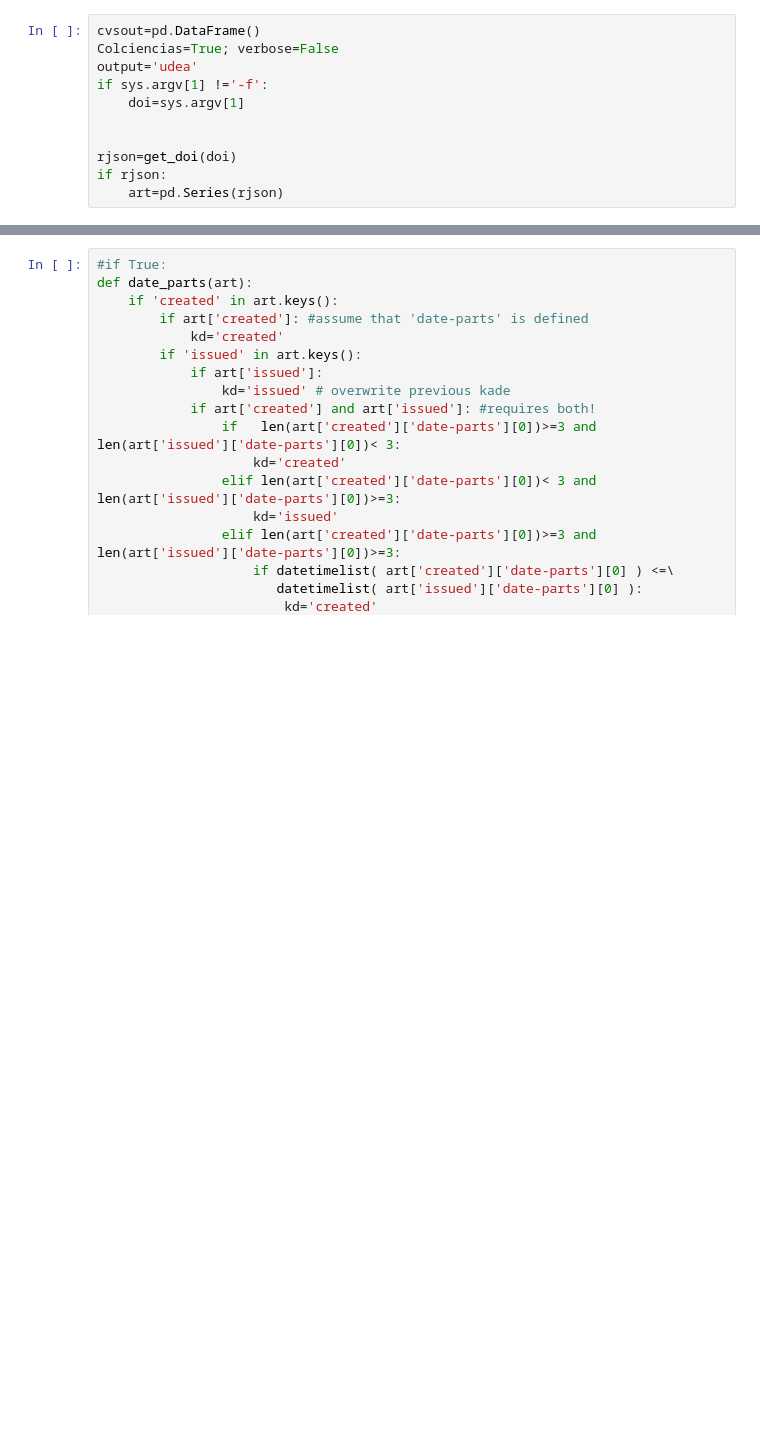
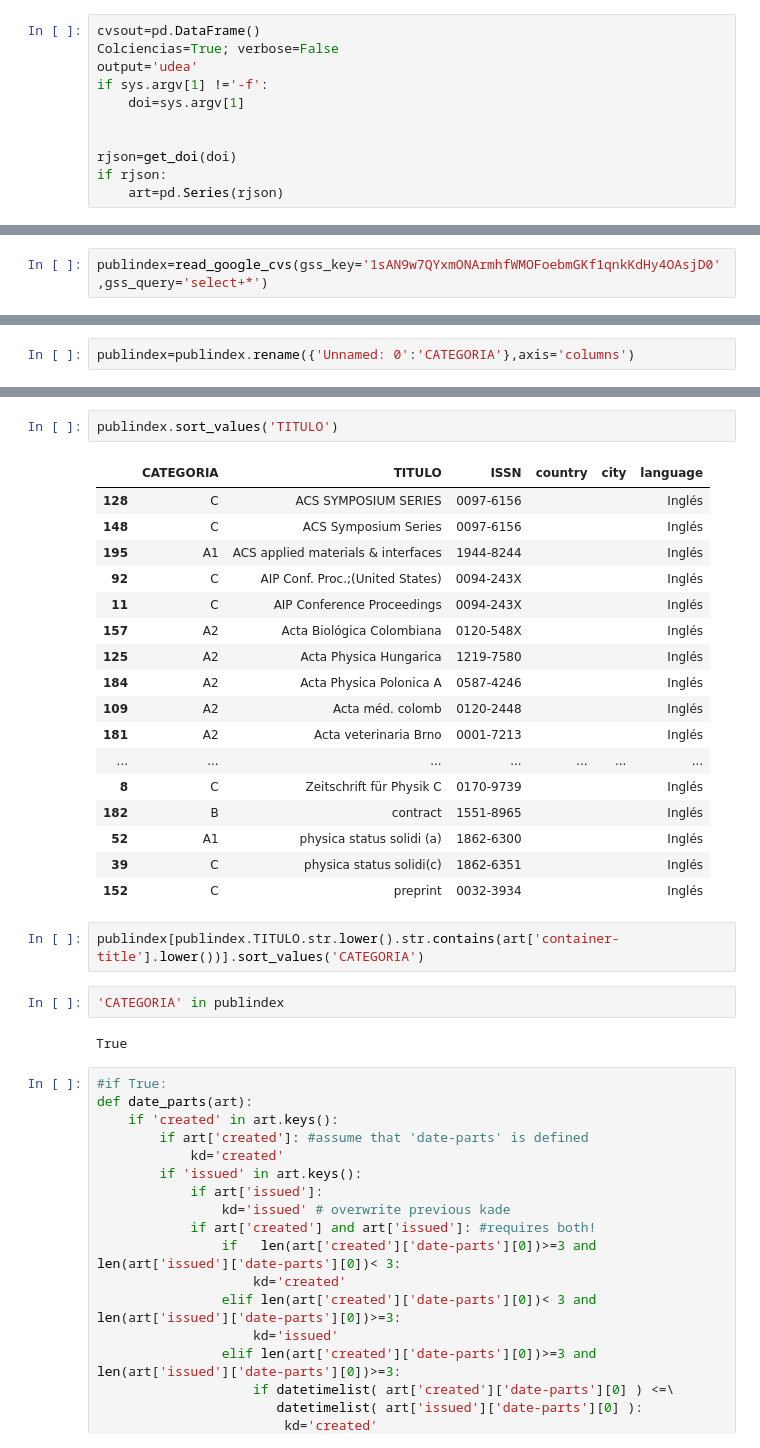
Before and after one commit to restrepo/webpy, a Jupyter notebook: revista_new.ipynb, the cells around one changed output, grey strips where cells are left out. Cells and saved outputs as stored; diff of their text form; blank space fills up the shorter version.

```diff
--- a/revista_new.ipynb
+++ b/revista_new.ipynb
@@ -17,0 +24,2 @@ if rjson:
+# %%
+publindex=read_google_cvs(gss_key='1sAN9w7QYxmONArmhfWMOFoebmGKf1qnkKdHy4OAsjD0',gss_query='select+*')
@@ -17,0 +30,2 @@ if rjson:
+# %%
+publindex=publindex.rename({'Unnamed: 0':'CATEGORIA'},axis='columns')
@@ -18,3 +47,29 @@ if rjson:
+# %%
+publindex.sort_values('TITULO')
+# %% [output]
+|  | CATEGORIA | TITULO | ISSN | country | city | language |
+| 128 | C | ACS SYMPOSIUM SERIES | 0097-6156 |  |  | Inglés |
+| 148 | C | ACS Symposium Series | 0097-6156 |  |  | Inglés |
+| 195 | A1 | ACS applied materials & interfaces | 1944-8244 |  |  | Inglés |
+| 92 | C | AIP Conf. Proc.;(United States) | 0094-243X |  |  | Inglés |
+| 11 | C | AIP Conference Proceedings | 0094-243X |  |  | Inglés |
+| 157 | A2 | Acta Biológica Colombiana | 0120-548X |  |  | Inglés |
+| 125 | A2 | Acta Physica Hungarica | 1219-7580 |  |  | Inglés |
+| 184 | A2 | Acta Physica Polonica A | 0587-4246 |  |  | Inglés |
+| 109 | A2 | Acta méd. colomb | 0120-2448 |  |  | Inglés |
+| 181 | A2 | Acta veterinaria Brno | 0001-7213 |  |  | Inglés |
+| ... | ... | ... | ... | ... | ... | ... |
+| 8 | C | Zeitschrift für Physik C | 0170-9739 |  |  | Inglés |
+| 182 | B | contract | 1551-8965 |  |  | Inglés |
+| 52 | A1 | physica status solidi (a) | 1862-6300 |  |  | Inglés |
+| 39 | C | physica status solidi(c) | 1862-6351 |  |  | Inglés |
+| 152 | C | preprint | 0032-3934 |  |  | Inglés |
+# %%
+publindex[publindex.TITULO.str.lower().str.contains(art['container-title'].lower())].sort_values('CATEGORIA')
+# %%
+'CATEGORIA' in publindex
+# %% [output]
+True
 # %%
 #if True:
 def date_parts(art):
```
Also changed, not shown: parts of 15 cells of this notebook, 1 other file.
